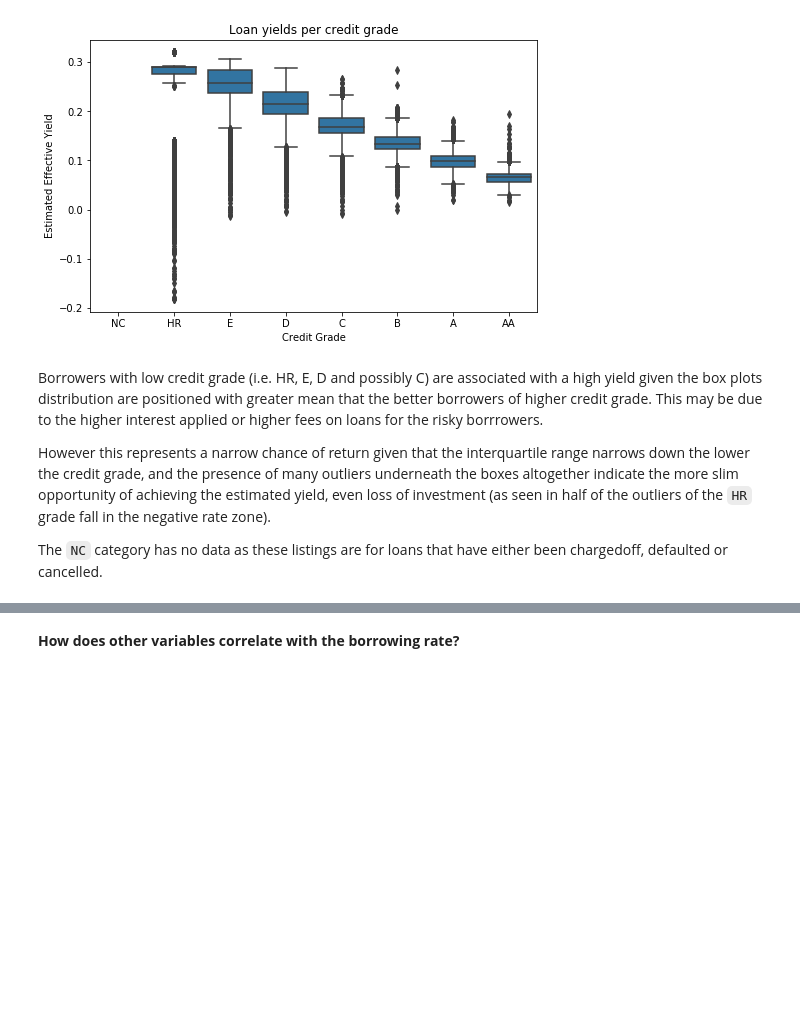
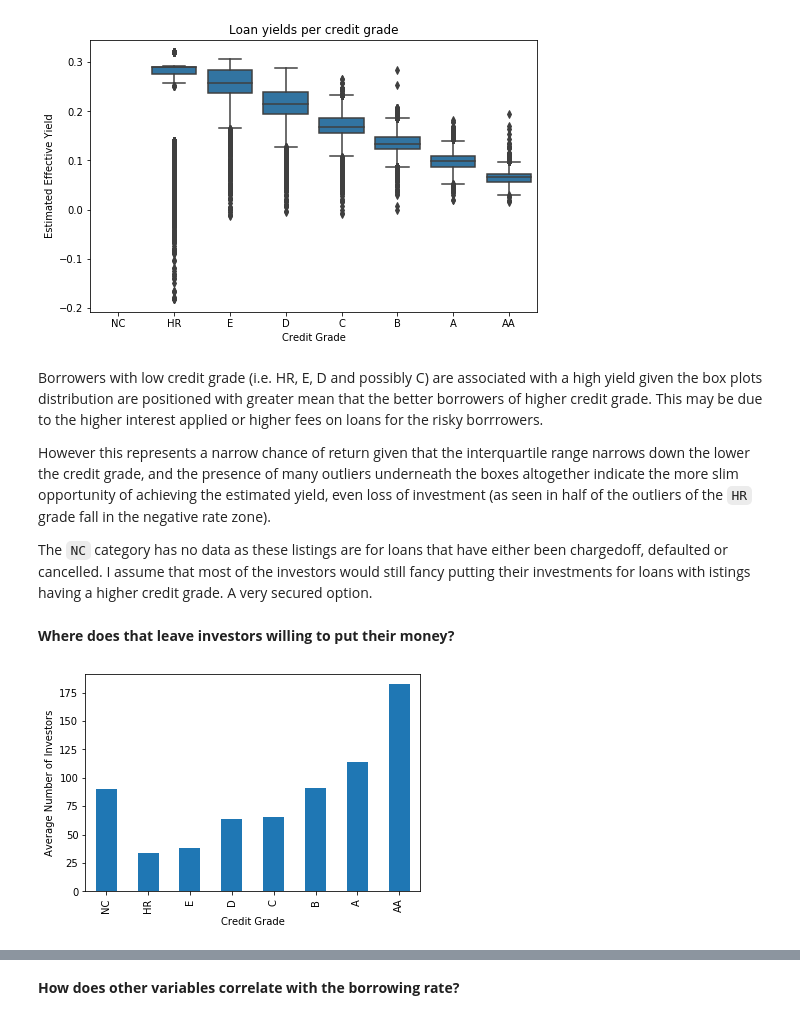
Before and after one commit to islamellawendy/Communicate-Data-Findings, a Jupyter notebook: exploration_template.ipynb, the cells around one changed output, grey strips where cells are left out. Drawn from its saved outputs; the diff is of its cells as text; code cells hidden in the pictures; blank space fills up the shorter version.

```diff
--- a/exploration_template.ipynb
+++ b/exploration_template.ipynb
@@ -282,4 +282,13 @@ Borrowers with low credit grade (i.e. HR, E, D and possibly C) are associated wi
 
 However this represents a narrow chance of return given that the interquartile range narrows down the lower the credit grade, and the presence of many outliers underneath the boxes altogether indicate the more slim opportunity of achieving the estimated yield, even loss of investment (as seen in half of the outliers of the `HR` grade fall in the negative rate zone).
 
-The `NC` category has no data as these listings are for loans that have either been chargedoff, defaulted or cancelled.
+The `NC` category has no data as these listings are for loans that have either been chargedoff, defaulted or cancelled. I assume that most of the investors would still fancy putting their investments for loans with istings having a higher credit grade. A very secured option.
+# %% [markdown]
+**Where does that leave investors willing to put their money?**
+# %%
+order = ['NC', 'HR', 'E', 'D','C','B','A','AA']
+inv = df2.groupby(['creditgrade'])['investors'].mean().loc[order].plot(kind = 'bar', legend = False)
+inv.set_xlabel('Credit Grade');
+inv.set_ylabel('Average Number of Investors');
+# %% [output]
+[figure, added]
```
Also changed, not shown: parts of 26 cells of this notebook, 1 other file.
